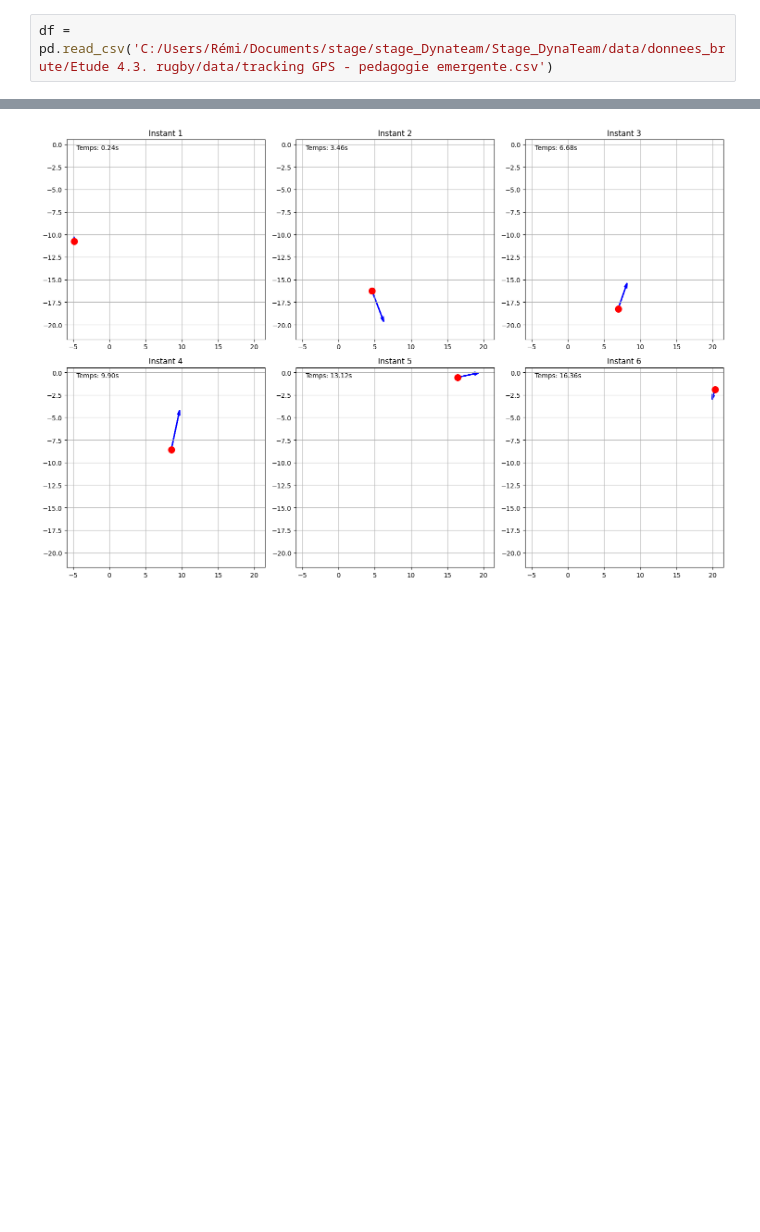
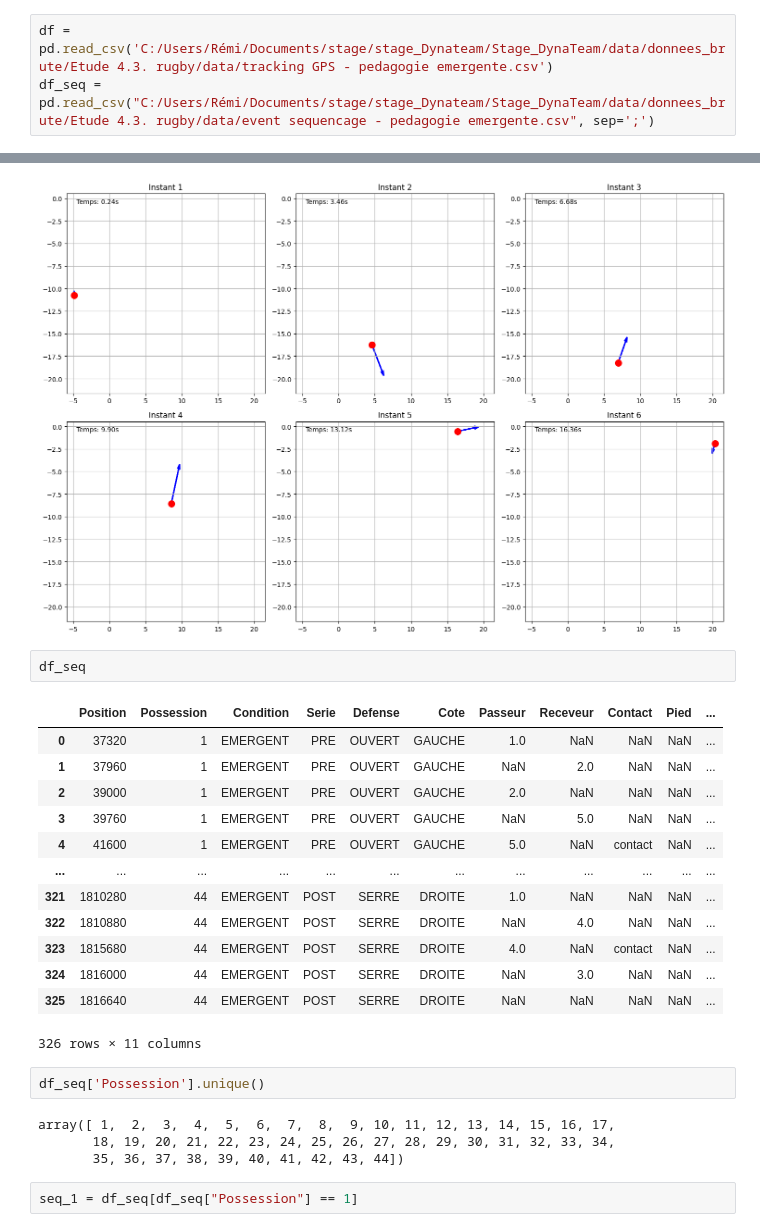
Before and after one commit to Uthmankontao/Stage_DynaTeam, a Jupyter notebook: notebooks/04_prise_en_main.ipynb, the cells around one changed output, grey strips where cells are left out. Saved outputs shown, nothing was run; the diff lists cells and outputs as text; blank space fills up the shorter version.

```diff
--- a/notebooks/04_prise_en_main.ipynb
+++ b/notebooks/04_prise_en_main.ipynb
@@ -6,6 +6,7 @@ from matplotlib.animation import FuncAnimation
 from matplotlib.patches import FancyArrowPatch
 # %%
 df = pd.read_csv('C:/Users/Rémi/Documents/stage/stage_Dynateam/Stage_DynaTeam/data/donnees_brute/Etude 4.3. rugby/data/tracking GPS - pedagogie emergente.csv')
+df_seq = pd.read_csv("C:/Users/Rémi/Documents/stage/stage_Dynateam/Stage_DynaTeam/data/donnees_brute/Etude 4.3. rugby/data/event sequencage - pedagogie emergente.csv", sep=';')
 # %%
 df
 # %% [output]
@@ -349,3 +350,27 @@ Try using .loc[row_indexer,col_indexer] = value instead
 See the caveats in the documentation: https://pandas.pydata.org/pandas-docs/stable/user_guide/indexing.html#returning-a-view-versus-a-copy
   df['gradient_angle'] = np.arctan2(df['gradient_Y'], df['gradient_X']) * 180 / np.pi
 [figure]
+# %%
+df_seq
+# %% [output]
+|  | Position | Possession | Condition | Serie | Defense | Cote | Passeur | Receveur | Contact | Pied | ... |
+| 0 | 37320 | 1 | EMERGENT | PRE | OUVERT | GAUCHE | 1.0 | NaN | NaN | NaN | ... |
+| 1 | 37960 | 1 | EMERGENT | PRE | OUVERT | GAUCHE | NaN | 2.0 | NaN | NaN | ... |
+| 2 | 39000 | 1 | EMERGENT | PRE | OUVERT | GAUCHE | 2.0 | NaN | NaN | NaN | ... |
+| 3 | 39760 | 1 | EMERGENT | PRE | OUVERT | GAUCHE | NaN | 5.0 | NaN | NaN | ... |
+| 4 | 41600 | 1 | EMERGENT | PRE | OUVERT | GAUCHE | 5.0 | NaN | contact | NaN | ... |
+| ... | ... | ... | ... | ... | ... | ... | ... | ... | ... | ... | ... |
+| 321 | 1810280 | 44 | EMERGENT | POST | SERRE | DROITE | 1.0 | NaN | NaN | NaN | ... |
+| 322 | 1810880 | 44 | EMERGENT | POST | SERRE | DROITE | NaN | 4.0 | NaN | NaN | ... |
+| 323 | 1815680 | 44 | EMERGENT | POST | SERRE | DROITE | 4.0 | NaN | contact | NaN | ... |
+| 324 | 1816000 | 44 | EMERGENT | POST | SERRE | DROITE | NaN | 3.0 | NaN | NaN | ... |
+| 325 | 1816640 | 44 | EMERGENT | POST | SERRE | DROITE | NaN | NaN | NaN | NaN | ... |
+326 rows × 11 columns
+# %%
+df_seq['Possession'].unique()
+# %% [output]
+array([ 1,  2,  3,  4,  5,  6,  7,  8,  9, 10, 11, 12, 13, 14, 15, 16, 17,
+       18, 19, 20, 21, 22, 23, 24, 25, 26, 27, 28, 29, 30, 31, 32, 33, 34,
+       35, 36, 37, 38, 39, 40, 41, 42, 43, 44])
+# %%
+seq_1 = df_seq[df_seq["Possession"] == 1]
```
Also changed, not shown: parts of 6 cells of this notebook, 5 other files.
